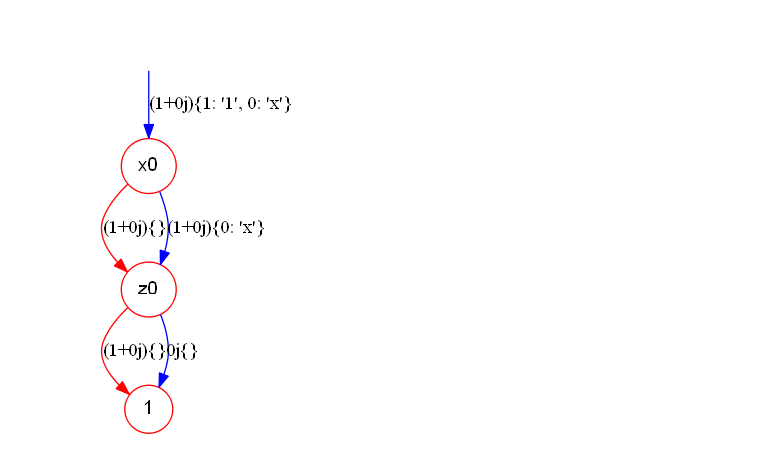
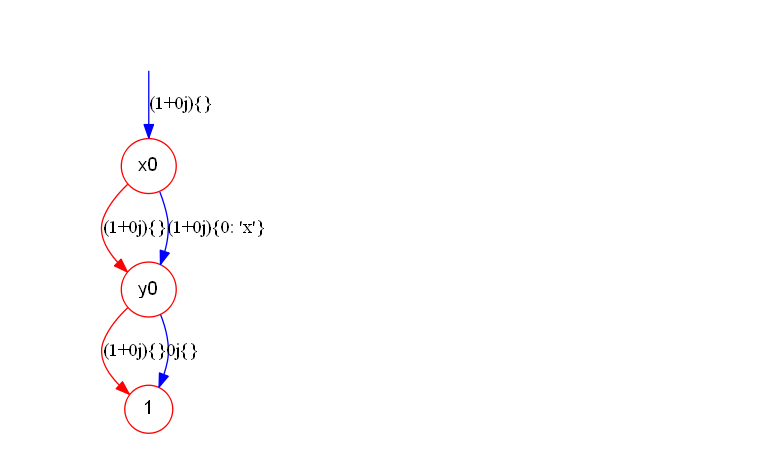
Before and after one commit to Veriqc/LimTDD, a Jupyter notebook: Test.ipynb, the cells around one changed output. Drawn from its saved outputs; the diff is of its cells as text; code cells hidden in the pictures.

```diff
--- a/Test.ipynb
+++ b/Test.ipynb
@@ -10,18 +10,18 @@ import cProfile
 # %%
 Ini_TDD(['x0','y0','z0','x1','y1','z1','x2','y2','z2'])
 H=1/np.sqrt(2)*np.array([[1,1],[1,-1]])
 I=np.array([[1,0],[0,1]])
 X=np.array([[0,1],[1,0]])
 T=np.array([[1,0],[0,np.exp(1j*np.pi/4)]])
 var=[Index('x0'),Index('y0')]
-ts1=Tensor(T,var)
-# ts1.tdd().show()
-var2=[Index('y0'),Index('z0')]
-ts2=Tensor(X,var2)
-tn=TensorNetwork([ts1,ts2])
-tdd=tn.cont()
-tdd.show()
+ts1=Tensor(I,var)
+ts1.tdd().show()
+# var2=[Index('y0'),Index('z0')]
+# ts2=Tensor(X,var2)
+# tn=TensorNetwork([ts1,ts2])
+# tdd=tn.cont()
+# tdd.show()
 # %% [output]
-[figure, old version]
+[figure, new version]
 # %%
 path='Benchmarks/'
```
Also changed, not shown: parts of 10 cells of this notebook, 5 other files.
